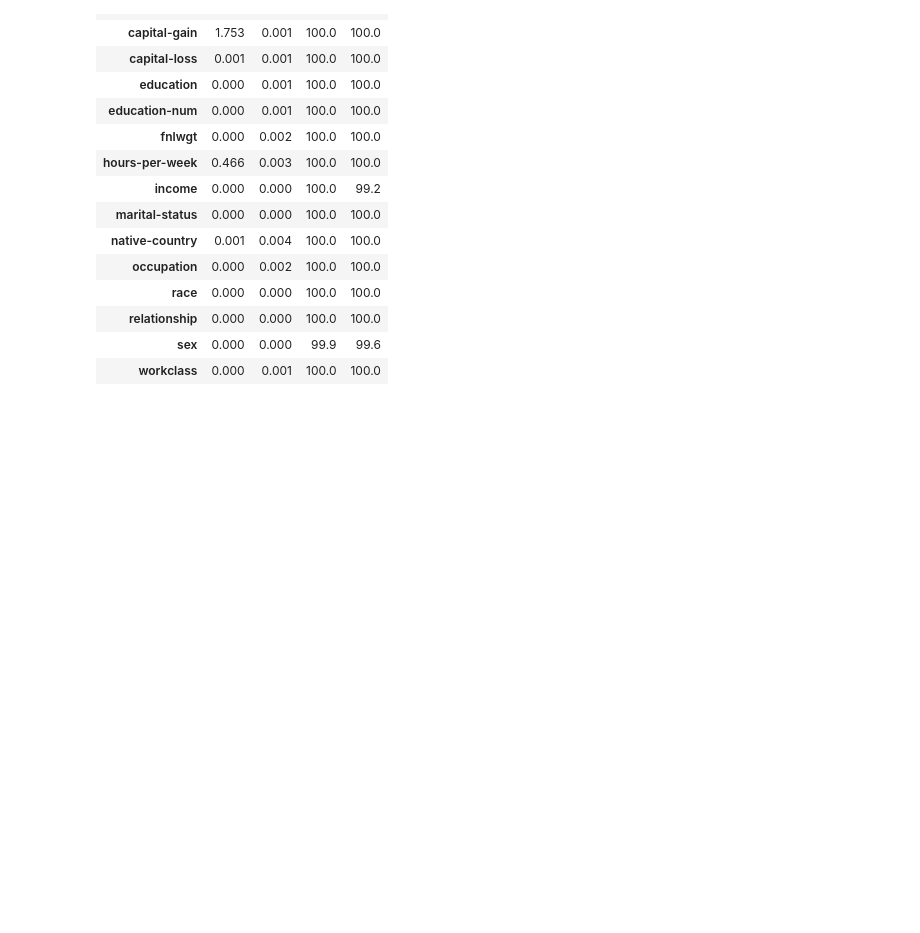
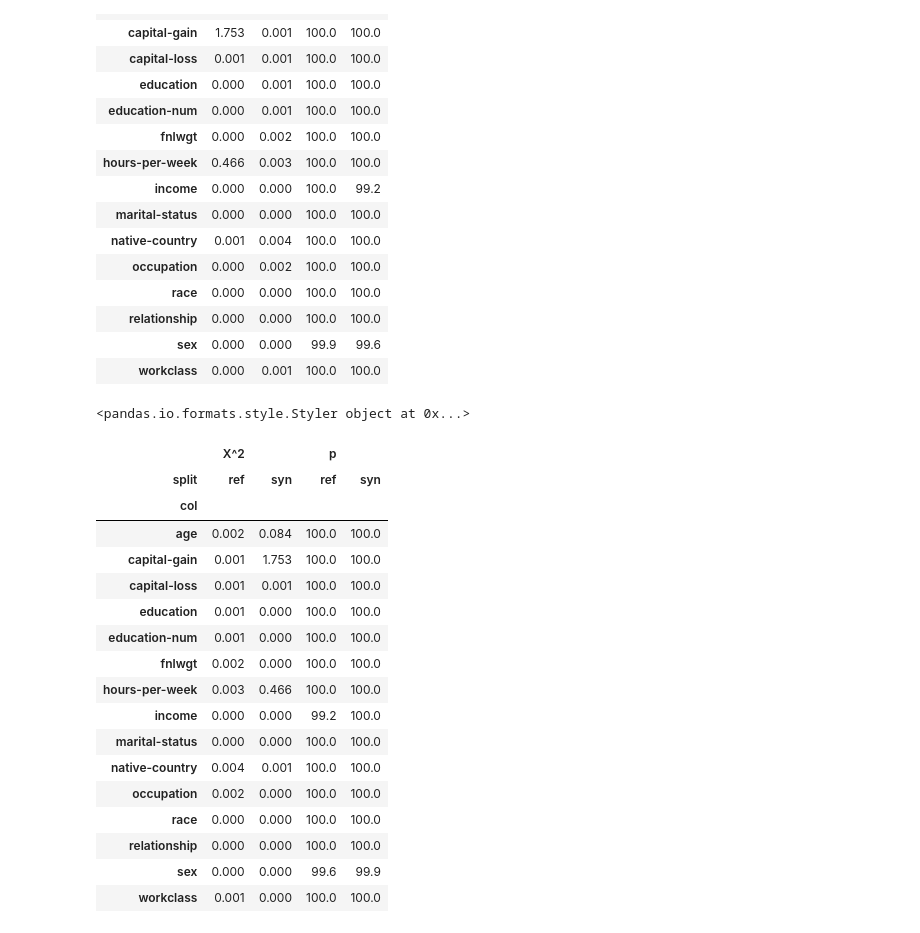
Before and after one commit to pasteur-dev/pasteur, a Jupyter notebook: notebooks/test_distr.ipynb, the cells around one changed output. Cells and saved outputs as stored; diff of their text form; code cells hidden in the pictures; blank space fills up the shorter version.

```diff
--- a/notebooks/test_distr.ipynb
+++ b/notebooks/test_distr.ipynb
@@ -335,0 +342,29 @@ color_dataframe(cs_df, idx=["col"], cols=[], vals=["X^2", "p"], formatters=cs_fo
+# %%
+ref = calc_chisquare(wrk, tst)
+syn = calc_chisquare(wrk, alg)
+
+cs_formatters = {
+    "X^2": {"precision": 3},
+    "p": {"formatter": lambda x: f"{100*x:.1f}"}
+}
+color_dataframe({"ref": ref, "syn": syn}, idx=["col"], cols=[], vals=["X^2", "p"], formatters=cs_formatters, ref_split="ref")
+# %% [output]
+<pandas.io.formats.style.Styler object at 0x...>
+|  | X^2 |  | p |  |
+| split | ref | syn | ref | syn |
+| col |  |  |  |  |
+| age | 0.002 | 0.084 | 100.0 | 100.0 |
+| capital-gain | 0.001 | 1.753 | 100.0 | 100.0 |
+| capital-loss | 0.001 | 0.001 | 100.0 | 100.0 |
+| education | 0.001 | 0.000 | 100.0 | 100.0 |
+| education-num | 0.001 | 0.000 | 100.0 | 100.0 |
+| fnlwgt | 0.002 | 0.000 | 100.0 | 100.0 |
+| hours-per-week | 0.003 | 0.466 | 100.0 | 100.0 |
+| income | 0.000 | 0.000 | 99.2 | 100.0 |
+| marital-status | 0.000 | 0.000 | 100.0 | 100.0 |
+| native-country | 0.004 | 0.001 | 100.0 | 100.0 |
+| occupation | 0.002 | 0.000 | 100.0 | 100.0 |
+| race | 0.000 | 0.000 | 100.0 | 100.0 |
+| relationship | 0.000 | 0.000 | 100.0 | 100.0 |
+| sex | 0.000 | 0.000 | 99.6 | 99.9 |
+| workclass | 0.001 | 0.000 | 100.0 | 100.0 |
```
Also changed, not shown: parts of 3 cells of this notebook, 2 other files.
